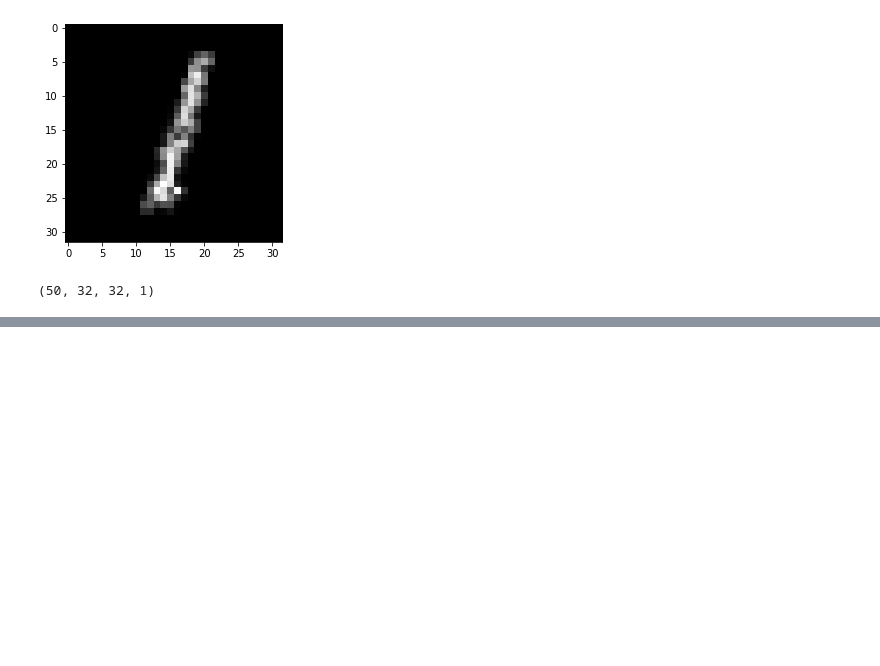
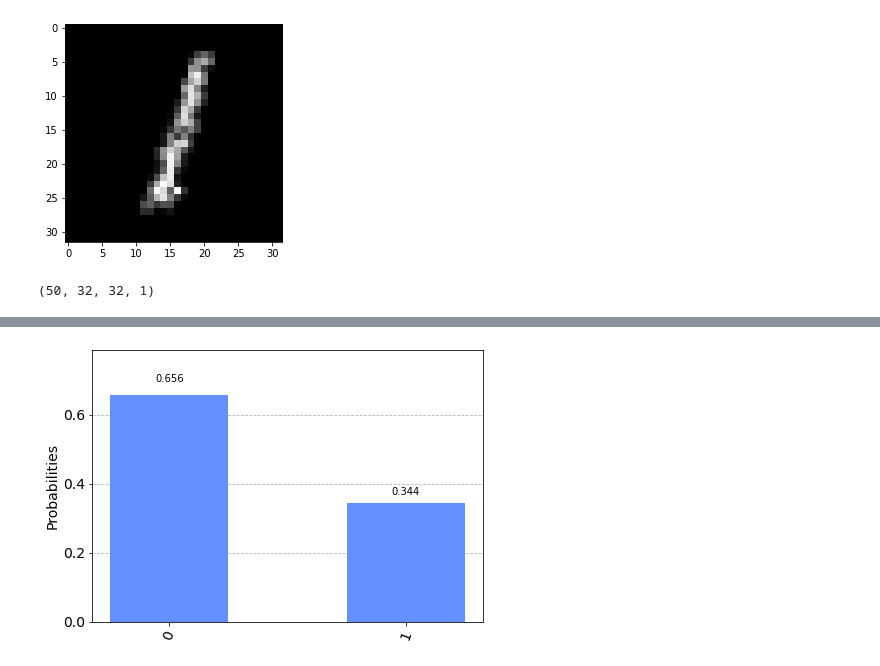
Before and after one commit to jpspm/QuantumComputing, a Jupyter notebook: projeto_quantica_jpspm_rbnn.ipynb, the cells around one changed output, grey strips where cells are left out. Cells and saved outputs as stored; diff of their text form; code cells hidden in the pictures; blank space fills up the shorter version.

Commit message:
Refactor(QuantumCircuit): Creates weight vector and a first simulation

```diff
--- a/projeto_quantica_jpspm_rbnn.ipynb
+++ b/projeto_quantica_jpspm_rbnn.ipynb
@@ -286,0 +273,24 @@ tf.Tensor(
+# %%
+imageArray = []
+for i in range(32):
+    for j in range(32):
+        imageArray.append(float(X_train[0][i][j]))
+# %%
+weitghtArray = []
+np.random.seed(0)
+for i in range(1024):
+    weitghtArray.append(np.random.uniform(0,np.pi))
+# %%
+numQbits = int(np.log2(len(weitghtArray)))
+
+register = QuantumRegister(numQbits)
+output = QuantumRegister(1, name='output')
+classicalBit = ClassicalRegister(1)
+circuit = QuantumCircuit(register, output, classicalBit)
+
+circuit.append(Ui(imageArray), [0,1,2,3,4,5,6,7,8,9])
+circuit.barrier()
+circuit.append(Uw(weitghtArray), [0,1,2,3,4,5,6,7,8,9])
+circuit.mcx([0,1,2,3,4,5,6,7,8,9], 10)
+circuit.measure(10,0)
+circuit.draw()
@@ -286,0 +315,9 @@ tf.Tensor(
+# %%
+sim = Aer.get_backend('aer_simulator')  # Tell Qiskit how to simulate our circuit
+
+qobj = assemble(circuit.decompose())     # Create a Qobj from the circuit for the simulator to run
+counts = sim.run(qobj).result().get_counts()
+plot_histogram(counts)
+#print(counts)
+# %% [output]
+[figure, added]
```
Also changed, not shown: parts of 4 cells of this notebook.
